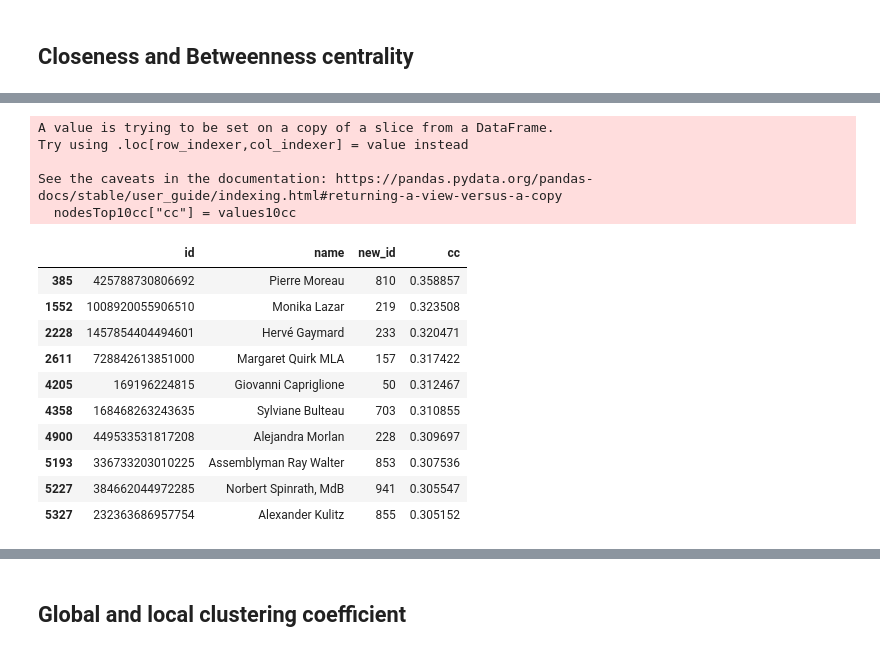
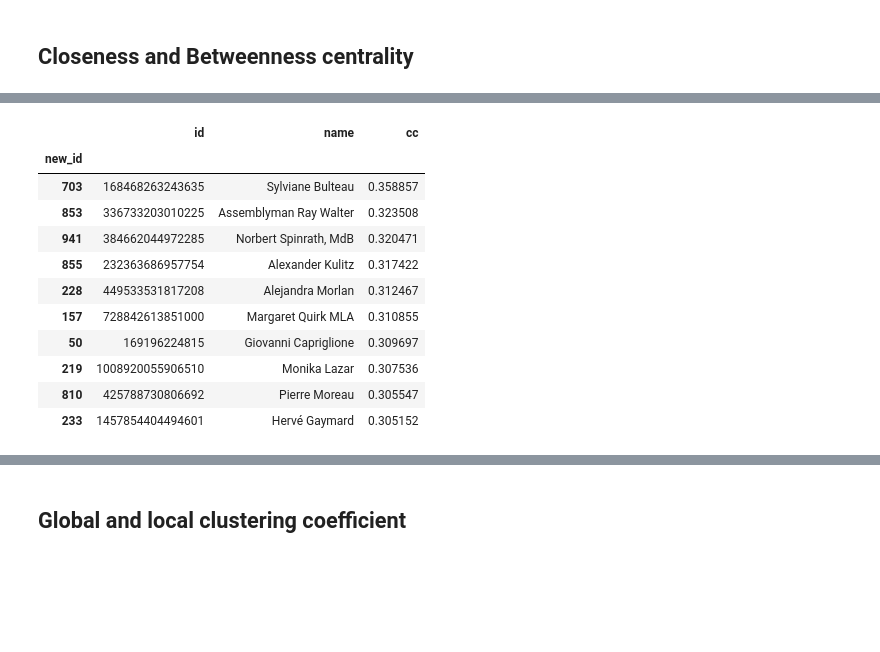
Before and after one commit to cristianocolpo/lfn-politician, a Jupyter notebook: politics.ipynb, the cells around one changed output, grey strips where cells are left out. Saved outputs shown, nothing was run; the diff lists cells and outputs as text; code cells hidden in the pictures; blank space fills up the shorter version.

```diff
--- a/politics.ipynb
+++ b/politics.ipynb
@@ -189,27 +189,23 @@ cc = centrality(nkG,"closeness","nk")
 # %%
 top10cc = dict(cc[:10])
 keys10cc = list(top10cc.keys())
 values10cc = list(top10cc.values())
-nodesTop10cc = nodes[nodes["new_id"].isin(keys10cc)]
+nodesTop10cc = nodes.set_index("new_id").loc[keys10cc]
 nodesTop10cc["cc"] = values10cc
 nodesTop10cc
 # %% [output]
-A value is trying to be set on a copy of a slice from a DataFrame.
-Try using .loc[row_indexer,col_indexer] = value instead
-
-See the caveats in the documentation: https://pandas.pydata.org/pandas-docs/stable/user_guide/indexing.html#returning-a-view-versus-a-copy
-  nodesTop10cc["cc"] = values10cc
-|  | id | name | new_id | cc |
-| 385 | 425788730806692 | Pierre Moreau | 810 | 0.358857 |
-| 1552 | 1008920055906510 | Monika Lazar | 219 | 0.323508 |
-| 2228 | 1457854404494601 | Hervé Gaymard | 233 | 0.320471 |
-| 2611 | 728842613851000 | Margaret Quirk MLA | 157 | 0.317422 |
-| 4205 | 169196224815 | Giovanni Capriglione | 50 | 0.312467 |
-| 4358 | 168468263243635 | Sylviane Bulteau | 703 | 0.310855 |
-| 4900 | 449533531817208 | Alejandra Morlan | 228 | 0.309697 |
-| 5193 | 336733203010225 | Assemblyman Ray Walter | 853 | 0.307536 |
-| 5227 | 384662044972285 | Norbert Spinrath, MdB | 941 | 0.305547 |
-| 5327 | 232363686957754 | Alexander Kulitz | 855 | 0.305152 |
+|  | id | name | cc |
+| new_id |  |  |  |
+| 703 | 168468263243635 | Sylviane Bulteau | 0.358857 |
+| 853 | 336733203010225 | Assemblyman Ray Walter | 0.323508 |
+| 941 | 384662044972285 | Norbert Spinrath, MdB | 0.320471 |
+| 855 | 232363686957754 | Alexander Kulitz | 0.317422 |
+| 228 | 449533531817208 | Alejandra Morlan | 0.312467 |
+| 157 | 728842613851000 | Margaret Quirk MLA | 0.310855 |
+| 50 | 169196224815 | Giovanni Capriglione | 0.309697 |
+| 219 | 1008920055906510 | Monika Lazar | 0.307536 |
+| 810 | 425788730806692 | Pierre Moreau | 0.305547 |
+| 233 | 1457854404494601 | Hervé Gaymard | 0.305152 |
 # %%
 #centrality(G,"betweenness","nx")
 # %%
```
Also changed, not shown: parts of 45 cells of this notebook.
